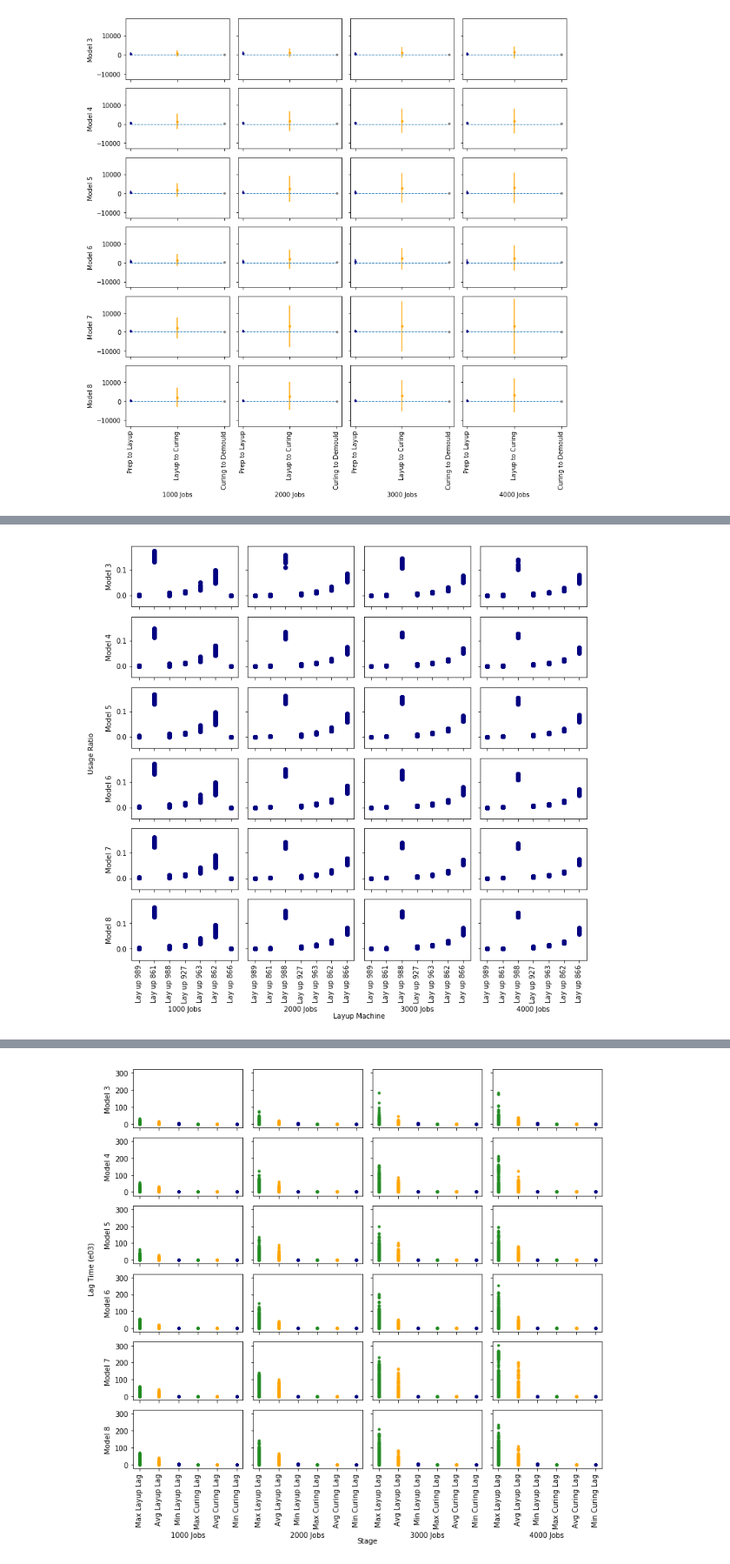
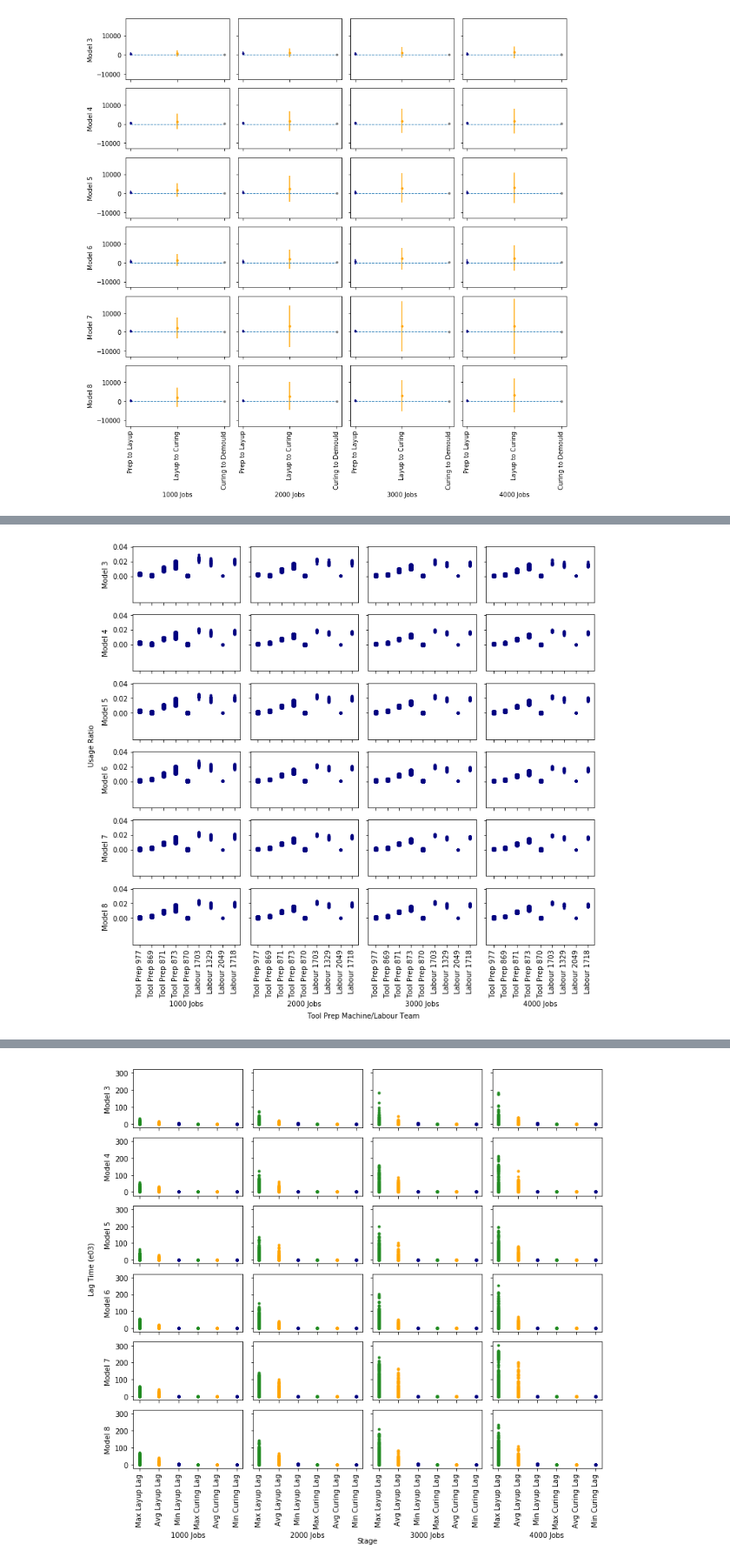
Before and after one commit to tangtan2/scheduling_composites_manufacturing, a Jupyter notebook: data/analytics/experiments_2/visualizations.ipynb, the cells around one changed output, grey strips where cells are left out. Shown at 87% size. Saved outputs shown, nothing was run; the diff lists cells and outputs as text; code cells hidden in the pictures.

Commit message:
added anova test for chap3

```diff
--- a/data/analytics/experiments_2/visualizations.ipynb
+++ b/data/analytics/experiments_2/visualizations.ipynb
@@ -688,49 +634,79 @@ for i in range(21):
             day += 24 * 60
     labours[labour_shifts[labour_shifts.columns[0]][2 + i]] = temp
 # %%
-# compare layup resource usage ratios for chapter 3
+# compare tool prep resource usage ratios for chapter 3
 fig, ax = plt.subplots(6, 4, figsize=(11, 11), sharex=True, sharey=True)
 for model in range(3, 9):
     ax[model - 3][0].set_ylabel(f'Model {model}')
+    ax[model - 3][0].set_yticks([0,0.02, 0.04])
     for j, key in enumerate(chap3_sum[model].keys()):
         for i in range(30):
-            layup_machines = chap3_instances[model]['b1_results'][key][i]['b1_layup_machine']
-            time_used = [chap3_instances[model]['b1_results'][key][i]['b1_layup_end'][j] -
-                         chap3_instances[model]['b1_results'][key][i]['b1_layup_start'][j]
-                         for j in range(len(chap3_instances[model]['b1_results'][key][i]['b1_layup_machine']))]
-            final = max(chap3_instances[model]['b1_results'][key][i]['b1_layup_end'])
+            prep_machines = chap3_instances[model]['b1_results'][key][i]['b1_prep_machine']
+            time_used = [chap3_instances[model]['b1_results'][key][i]['b1_prep_end'][j] -
+                         chap3_instances[model]['b1_results'][key][i]['b1_prep_start'][j]
+                         for j in range(len(chap3_instances[model]['b1_results'][key][i]['b1_prep_machine']))]
+            final = max(chap3_instances[model]['b1_results'][key][i]['b1_prep_end'])
             total_time_used = {}
-            for machine in list(set(list(layup_machines))):
+            for machine in list(set(list(prep_machines))):
                 total_time_used[machine] = 0
-            for k, machine in enumerate(layup_machines):
+            for k, machine in enumerate(prep_machines):
                 total_time_used[machine] = total_time_used[machine] + time_used[k]
             for machine in total_time_used.keys():
                 avail = 0
                 time = 0
                 day = 0
                 shift = 0
                 while time < final:
                     time = day * 7 * 24 * 60 + list(machines[machine].keys())[shift]
                     if shift == 48:
                         avail += machines[machine][time - day * 7 * 24 * 60] * (10080 - 9990)
                     else:
                         avail += (machines[machine][time - day * 7 * 24 * 60] *
                                   (list(machines[machine].keys())[shift + 1] - list(machines[machine].keys())[shift]))
                     shift += 1
                     if shift == 49:
                         shift = 0
                         day += 1
                 ax[model - 3][j].scatter(machine, total_time_used[machine] / avail,
                                          color='navy')
+            prep_labour = chap3_instances[model]['b1_results'][key][i]['b1_prep_labour']
+            time_used = [(chap3_instances[model]['b1_results'][key][i]['b1_prep_end'][j] -
+                         chap3_instances[model]['b1_results'][key][i]['b1_prep_start'][j]) *
+                         chap3_instances[model]['b1_results'][key][i]['b1_prep_labour_qty'][j]
+                         for j in range(len(chap3_instances[model]['b1_results'][key][i]['b1_prep_labour']))]
+            final = max(chap3_instances[model]['b1_results'][key][i]['b1_prep_end'])
+            total_time_used = {}
+            for labour in list(set(list(prep_labour))):
+                total_time_used[labour] = 0
+            for k, labour in enumerate(prep_labour):
+                total_time_used[labour] = total_time_used[labour] + time_used[k]
+            for labour in total_time_used.keys():
+                avail = 0
+                time = 0
+                day = 0
+                shift = 0
+                while time < final:
+                    time = day * 7 * 24 * 60 + list(labours[labour].keys())[shift]
+                    if shift == 48:
+                        avail += labours[labour][time - day * 7 * 24 * 60] * (10080 - 9990)
+                    else:
+                        avail += (labours[labour][time - day * 7 * 24 * 60] *
+                                  (list(labours[labour].keys())[shift + 1] - list(labours[labour].keys())[shift]))
+                    shift += 1
+                    if shift == 49:
+                        shift = 0
+                        day += 1
+                ax[model - 3][j].scatter(labour, total_time_used[labour] / avail,
+                                         color='navy', marker='.')
         if model == 8:
             for label in ax[model - 3][j].get_xticklabels():
                 label.set_rotation('vertical')
             ax[model - 3][j].set_xlabel(f'{key} Jobs')
 fig.add_subplot(111, frameon=False)
 plt.tick_params(labelcolor='none', top=False, bottom=False, left=False, right=False)
 plt.ylabel('Usage Ratio', labelpad=30)
-plt.xlabel('Layup Machine', labelpad=60)
+plt.xlabel('Tool Prep Machine/Labour Team', labelpad=80)
 fig.tight_layout()
 plt.show()
 # %% [output]
-[figure, old version]
+[figure, new version]
```
Also changed, not shown: parts of 18 cells of this notebook, 8 other files.
